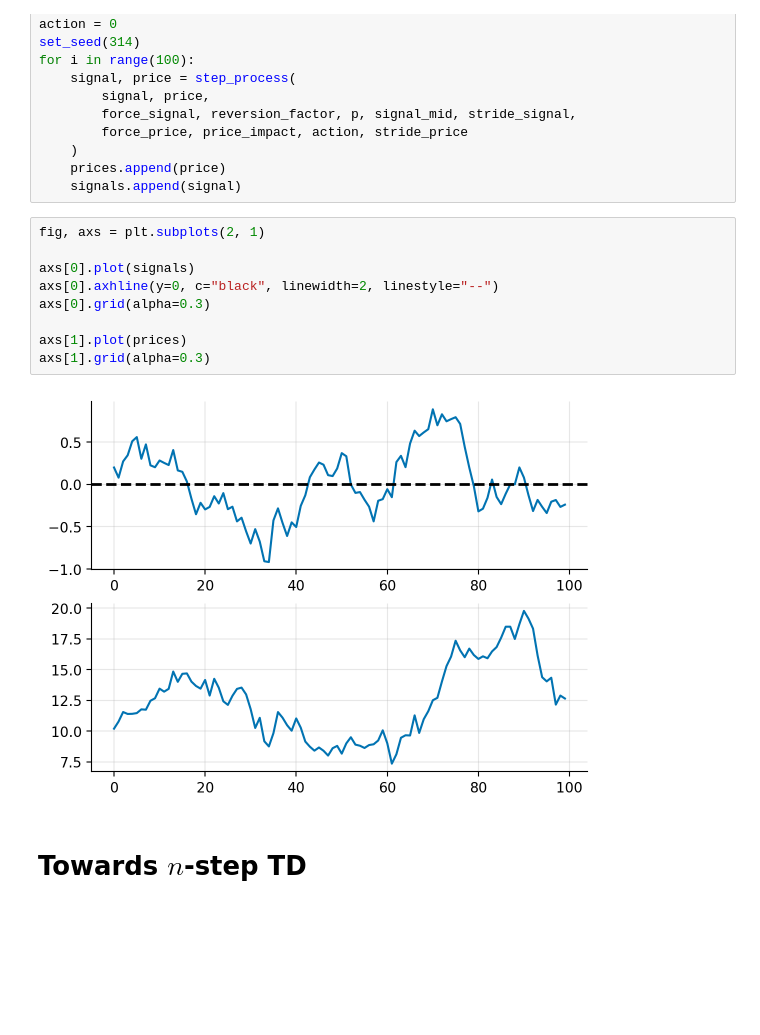
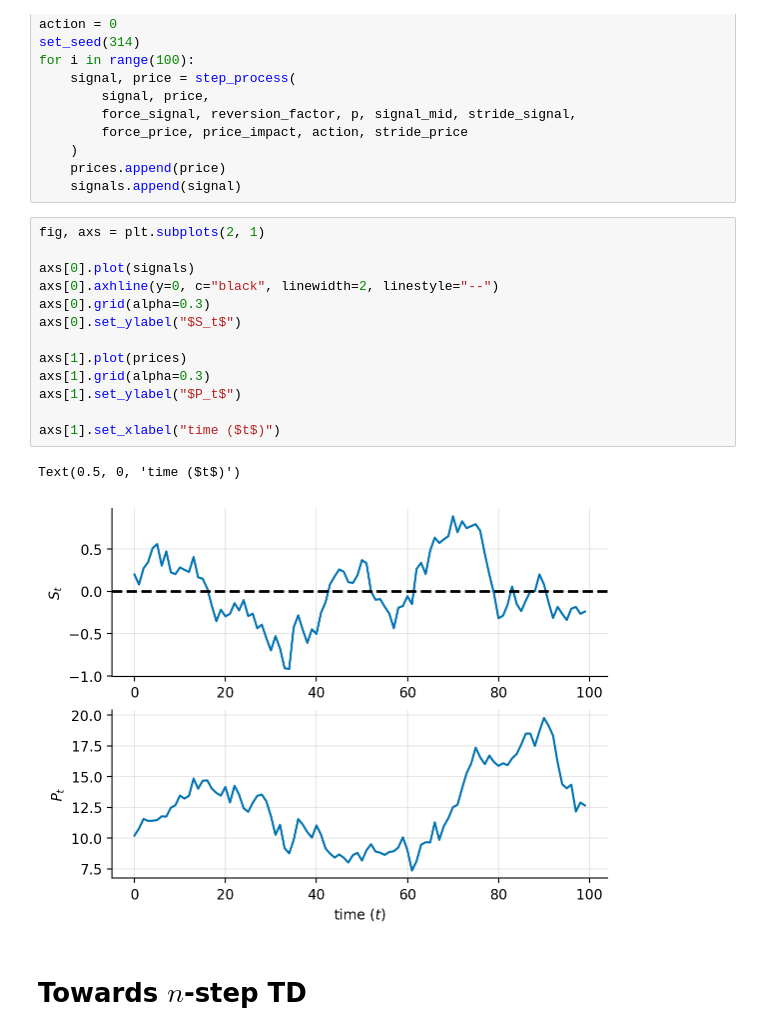
Before and after one commit to sapienzaio/online-ml-finance, a Jupyter notebook: 06-reinforcement-learning/price-impact-grid.ipynb, the cells around one changed output. Cells and saved outputs as stored; diff of their text form; blank space fills up the shorter version.

```diff
--- a/06-reinforcement-learning/price-impact-grid.ipynb
+++ b/06-reinforcement-learning/price-impact-grid.ipynb
@@ -133,14 +133,19 @@ for i in range(100):
 # %%
 fig, axs = plt.subplots(2, 1)
 
 axs[0].plot(signals)
 axs[0].axhline(y=0, c="black", linewidth=2, linestyle="--")
 axs[0].grid(alpha=0.3)
+axs[0].set_ylabel("$S_t$")
 
 axs[1].plot(prices)
 axs[1].grid(alpha=0.3)
+axs[1].set_ylabel("$P_t$")
+
+axs[1].set_xlabel("time ($t$)")
 # %% [output]
+Text(0.5, 0, 'time ($t$)')
-[figure, old version]
+[figure, new version]
 # %% [markdown]
 # Towards $n$-step TD
 # %% [markdown]
```
Also changed, not shown: parts of 4 cells of this notebook.
